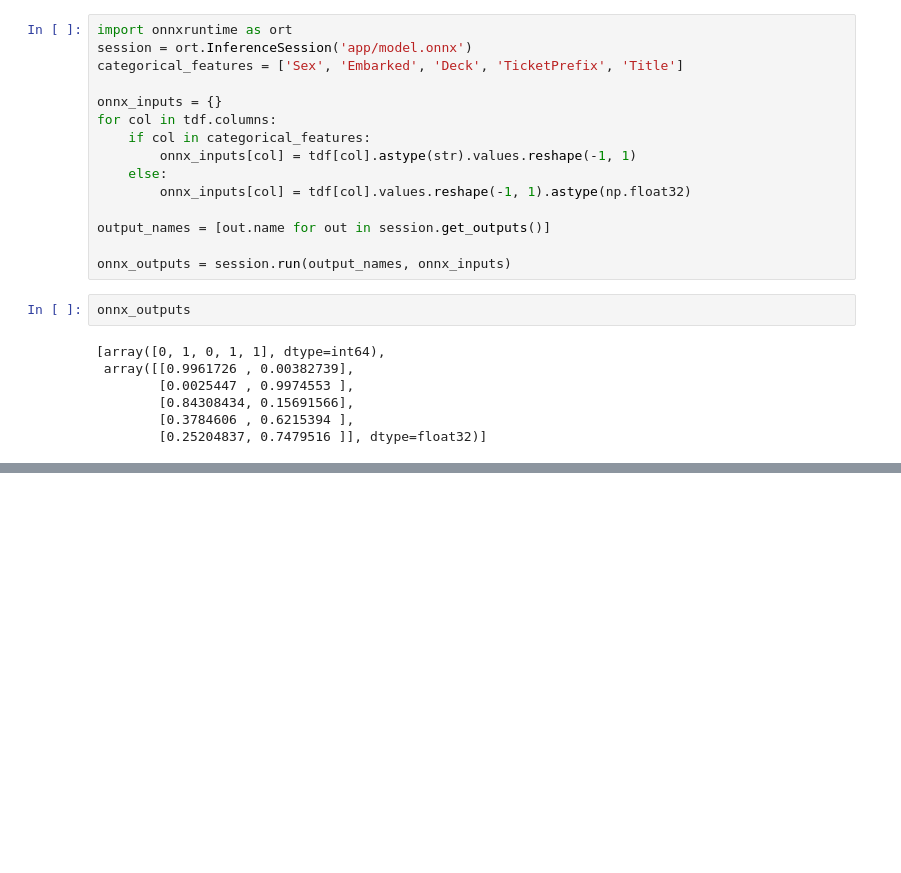
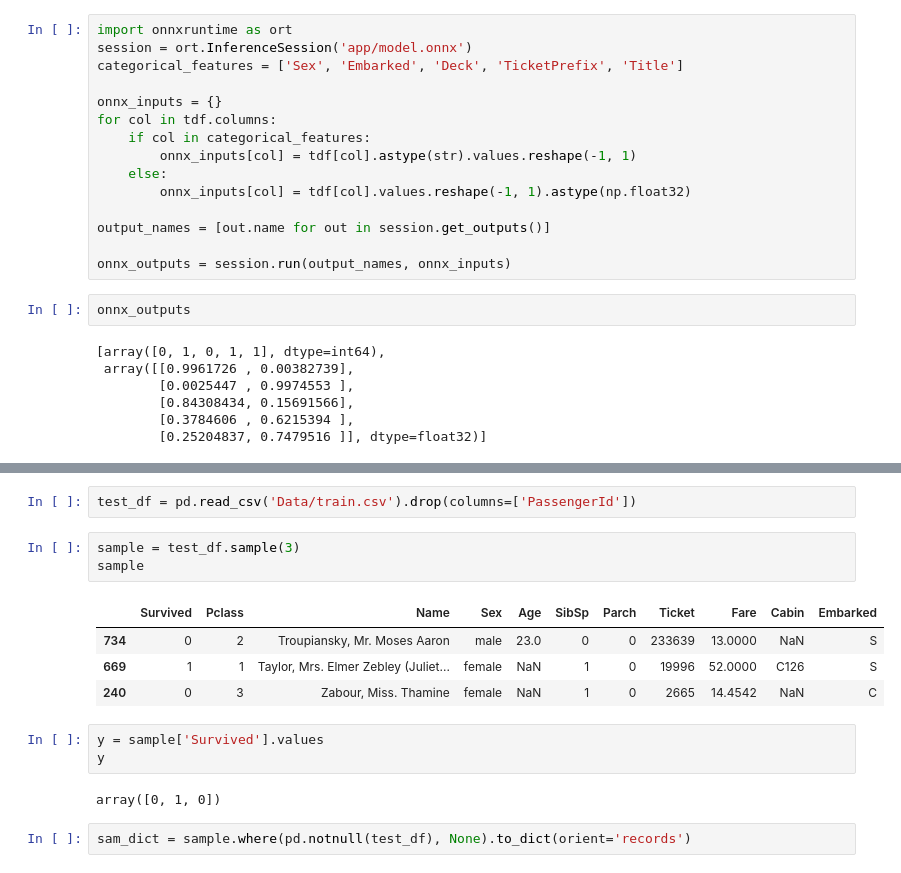
Before and after one commit to ikinaus/triton-vs-fastapi-serving, a Jupyter notebook: train.ipynb, the cells around one changed output, grey strips where cells are left out. Saved outputs shown, nothing was run; the diff lists cells and outputs as text; blank space fills up the shorter version.

```diff
--- a/train.ipynb
+++ b/train.ipynb
@@ -630,0 +651,17 @@ onnx_outputs
+# %%
+test_df = pd.read_csv('Data/train.csv').drop(columns=['PassengerId'])
+# %%
+sample = test_df.sample(3)
+sample
+# %% [output]
+|  | Survived | Pclass | Name | Sex | Age | SibSp | Parch | Ticket | Fare | Cabin | Embarked |
+| 734 | 0 | 2 | Troupiansky, Mr. Moses Aaron | male | 23.0 | 0 | 0 | 233639 | 13.0000 | NaN | S |
+| 669 | 1 | 1 | Taylor, Mrs. Elmer Zebley (Juliet... | female | NaN | 1 | 0 | 19996 | 52.0000 | C126 | S |
+| 240 | 0 | 3 | Zabour, Miss. Thamine | female | NaN | 1 | 0 | 2665 | 14.4542 | NaN | C |
+# %%
+y = sample['Survived'].values
+y
+# %% [output]
+array([0, 1, 0])
+# %%
+sam_dict = sample.where(pd.notnull(test_df), None).to_dict(orient='records')
```
Also changed, not shown: parts of 3 cells of this notebook, 2 other files.
